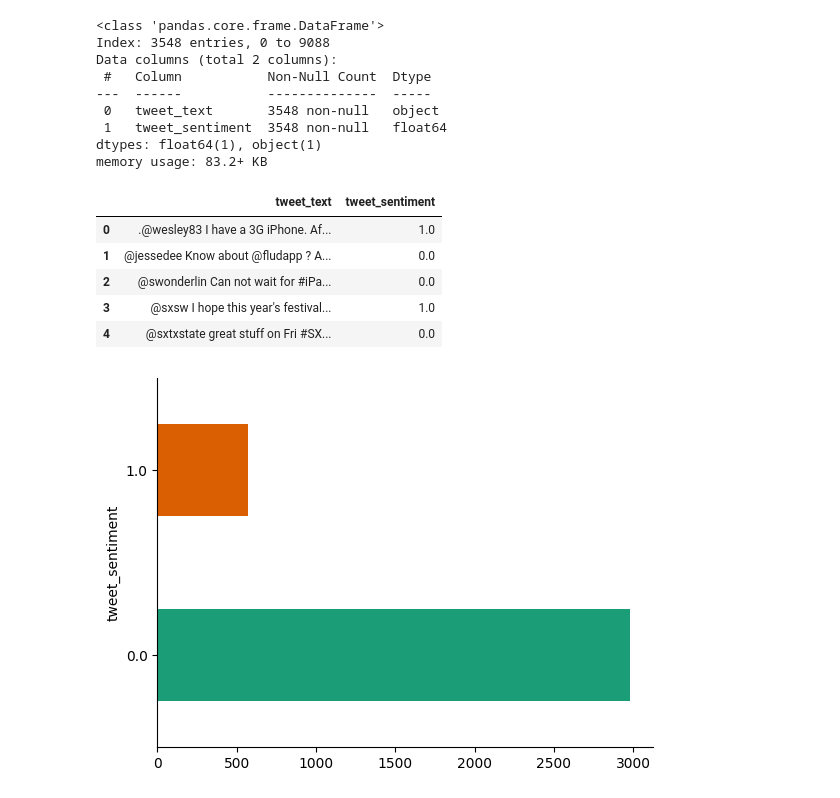
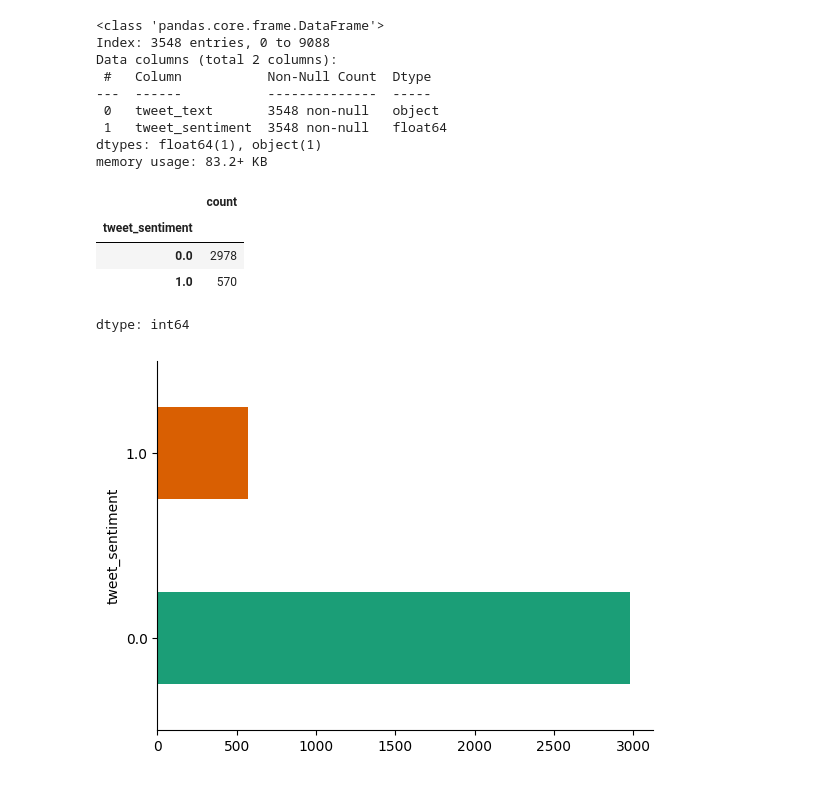
Before and after one commit to josh-g-grimes/Twitter-Sentiment-NLP, a Jupyter notebook: notebook.ipynb, the cells around one changed output. Drawn from its saved outputs; the diff is of its cells as text; code cells hidden in the pictures.

```diff
--- a/notebook.ipynb
+++ b/notebook.ipynb
@@ -56,15 +62,14 @@ Data columns (total 2 columns):
  1   tweet_sentiment  3548 non-null   float64
 dtypes: float64(1), object(1)
 memory usage: 83.2+ KB
-# %%
-df.head()
-# %% [output]
-|  | tweet_text | tweet_sentiment |
-| 0 | .@wesley83 I have a 3G iPhone. Af... | 1.0 |
-| 1 | @jessedee Know about @fludapp ? A... | 0.0 |
-| 2 | @swonderlin Can not wait for #iPa... | 0.0 |
-| 3 | @sxsw I hope this year's festival... | 1.0 |
-| 4 | @sxtxstate great stuff on Fri #SX... | 0.0 |
+# %%
+df['tweet_sentiment'].value_counts()
+# %% [output]
+|  | count |
+| tweet_sentiment |  |
+| 0.0 | 2978 |
+| 1.0 | 570 |
+dtype: int64
 # %%
 df.groupby('tweet_sentiment').size().plot(kind='barh', color=sns.palettes.mpl_palette('Dark2'))
 plt.gca().spines[['top', 'right',]].set_visible(False)
```
Also changed, not shown: parts of 4 cells of this notebook.
